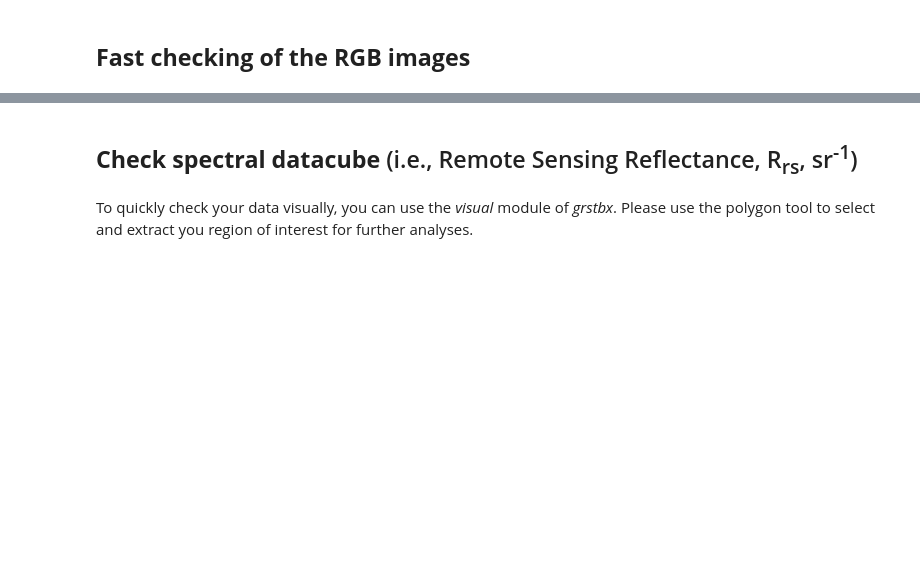
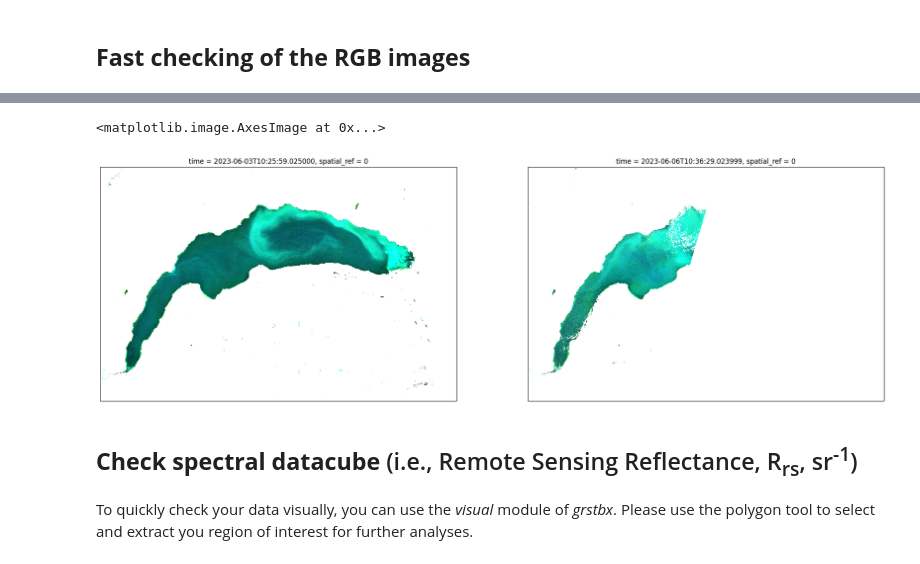
Before and after one commit to Tristanovsk/grstbx, a Jupyter notebook: notebook/grstbx_l3_leman.ipynb, the cells around one changed output, grey strips where cells are left out. Drawn from its saved outputs; the diff is of its cells as text; code cells hidden in the pictures; blank space fills up the shorter version.

```diff
--- a/notebook/grstbx_l3_leman.ipynb
+++ b/notebook/grstbx_l3_leman.ipynb
@@ -77,15 +99,20 @@ dc.raster.rio.crs #.rio.crs#.rio.write_crs(3857)
 # %%
 bands=[4,2,1]
 #bands=[3,2,1]
-coarsening = 1
-
 gamma=1
-fig = (dc.raster.Rrs.isel(wl=bands)[:,:,::coarsening, ::coarsening]**(1/gamma)).plot.imshow(col='time', col_wrap=4,robust=True)
-for ax in fig.axes.flat:
-    ax.set(xticks=[], yticks=[])
-    ax.set_ylabel('')
-    ax.set_xlabel('')
-fig
+import cartopy.crs as ccrs
+str_epsg = str(dc.raster.rio.crs)
+zone = str_epsg[-2:]
+is_south = str_epsg[2] == 7
+proj = ccrs.UTM(zone, is_south)
+fig = plt.figure(figsize=(25, 15))
+ax = plt.subplot(1, 2, 1, projection=proj)
+(dc.raster.Rrs.isel(wl=bands,time=1)**(1/gamma)).plot.imshow(robust=True,subplot_kws=dict(projection=proj))
+ax = plt.subplot(1, 2, 2, projection=proj)
+(dc.raster.Rrs.isel(wl=bands,time=2)**(1/gamma)).plot.imshow(robust=True,subplot_kws=dict(projection=proj))
+# %% [output]
+<matplotlib.image.AxesImage at 0x...>
+[figure, added]
 # %% [markdown]
 ## **Check spectral datacube** (i.e., Remote Sensing Reflectance, R<sub>rs</sub>, sr<sup>-1</sup>)
 # %% [markdown]
```
Also changed, not shown: parts of 9 cells of this notebook, 5 other files.
